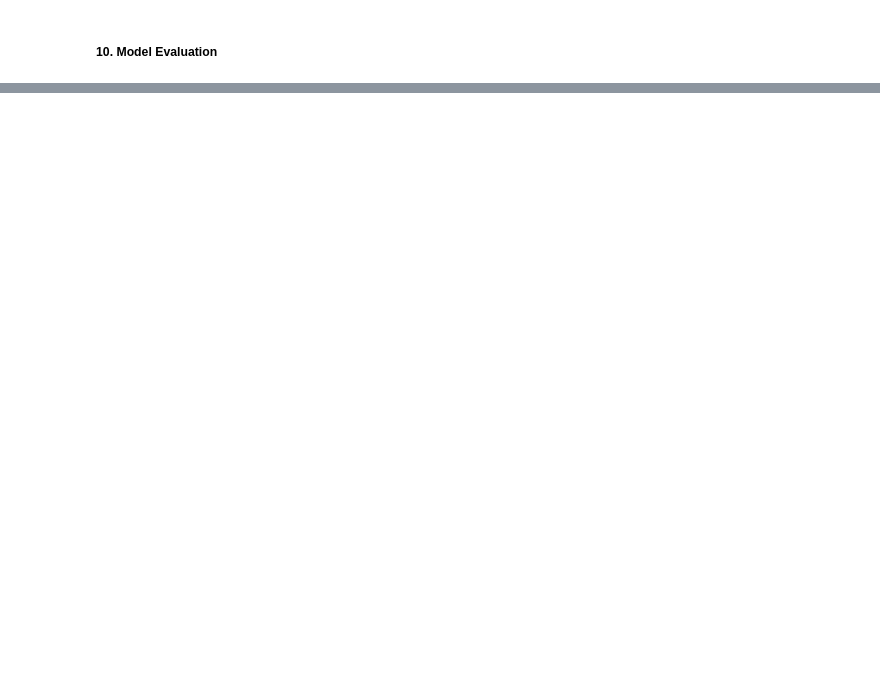
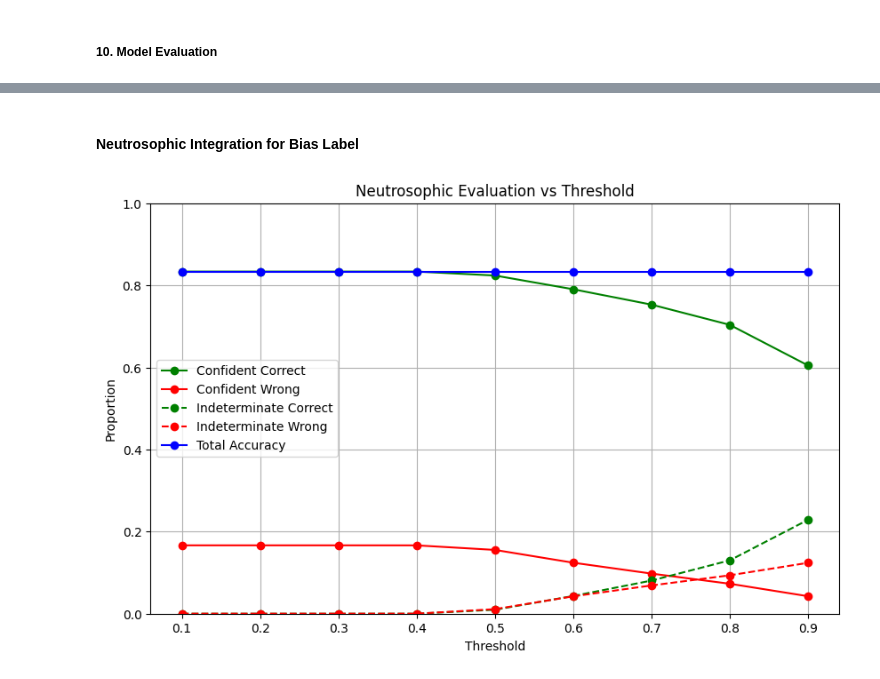
Before and after one commit to vaibhav-prasad707/bias-detection-neutrosophic-loss, a Jupyter notebook: src/prototype.ipynb, the cells around one changed output, grey strips where cells are left out. Saved outputs shown, nothing was run; the diff lists cells and outputs as text; code cells hidden in the pictures; blank space fills up the shorter version.

Commit message:
feat: add neutrosophy-based evaluation for bias classification

```diff
--- a/src/prototype.ipynb
+++ b/src/prototype.ipynb
@@ -429,0 +424,2 @@ weighted avg       0.84      0.85      0.84    367132
+# %% [markdown]
+#### Neutrosophic Integration for Bias Label
@@ -429,0 +486,35 @@ weighted avg       0.84      0.85      0.84    367132
+# %%
+def threshold_sweep(model, X_test, y_test, thresholds=np.linspace(0.1, 0.9, 9)):
+    results = []
+    for th in thresholds:
+        metrics = neutrosophic_evaluation(model, X_test, y_test, threshold=th)
+        metrics["Threshold"] = th
+        results.append(metrics)
+    return results
+
+thresholds = np.linspace(0.1, 0.9, 9)
+results = threshold_sweep(model, X_test, y_test, thresholds)
+
+conf_acc   = [r["Confident Accuracy"] for r in results]
+conf_wrong = [r["Confident Wrong"] for r in results]
+ind_correct= [r["Indeterminate Correct"] for r in results]
+ind_wrong  = [r["Indeterminate Wrong"] for r in results]
+total      = [r["Total Accuracy"] for r in results]
+
+# Plot
+plt.figure(figsize=(10,6))
+plt.plot(thresholds, conf_acc,   marker='o', color='green',  label="Confident Correct")
+plt.plot(thresholds, conf_wrong, marker='o', color='red',    label="Confident Wrong")
+plt.plot(thresholds, ind_correct,marker='o', color='green', linestyle="--", label="Indeterminate Correct")
+plt.plot(thresholds, ind_wrong,  marker='o', color='red', linestyle="--", label="Indeterminate Wrong")
+plt.plot(thresholds, total,      marker='o', color='blue', label="Total Accuracy")
+
+plt.xlabel("Threshold")
+plt.ylabel("Proportion")
+plt.title("Neutrosophic Evaluation vs Threshold")
+plt.legend()
+plt.grid(True)
+plt.ylim(0, 1)
+plt.show()
+# %% [output]
+[figure, added]
```
Also changed, not shown: parts of 23 cells of this notebook.
